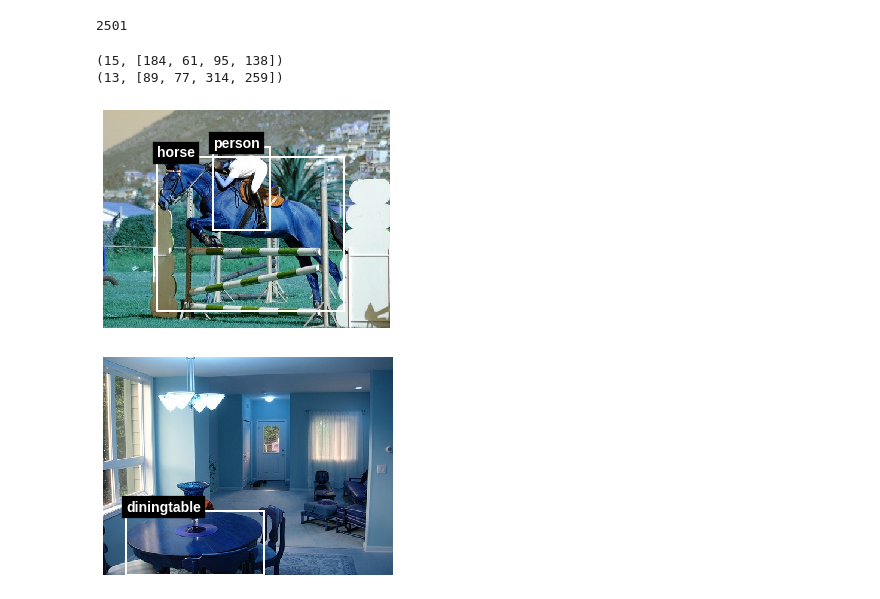
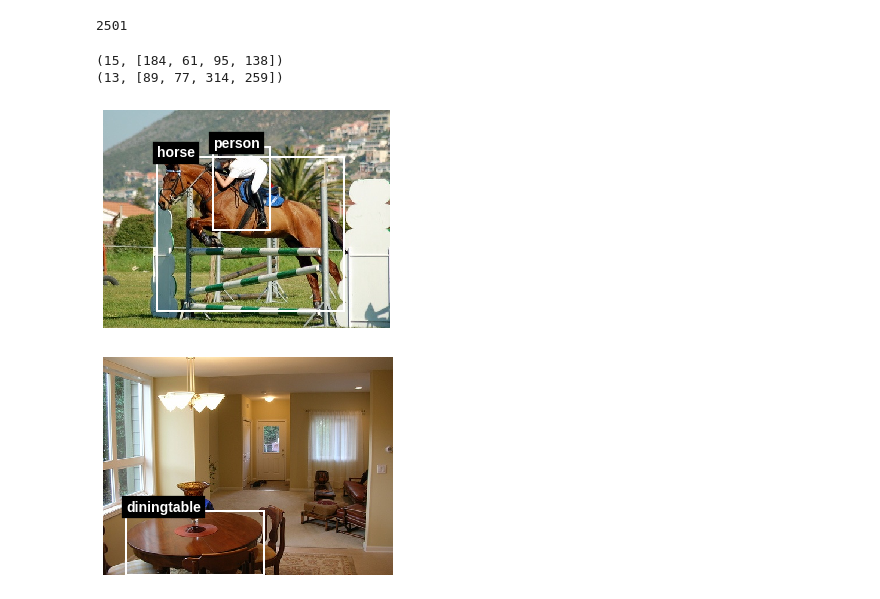
Before and after one commit to qmaruf/fastai, a Jupyter notebook: fast_ai_largest_object_classifier.ipynb, the cells around one changed output. Saved outputs shown, nothing was run; the diff lists cells and outputs as text; code cells hidden in the pictures.

```diff
--- a/fast_ai_largest_object_classifier.ipynb
+++ b/fast_ai_largest_object_classifier.ipynb
@@ -114,9 +117,31 @@ def draw_bbox(ax, bbox):
 
 def add_text(ax, bb, txt):
     text = ax.text(bb[0], bb[1], txt, fontsize=14, color='white', weight='bold', backgroundcolor='black')
+
+def read_image(path):
+    image = cv2.imread(path)
+    image = cv2.cvtColor(image, cv2.COLOR_BGR2RGB)
+    return image
+
+from sklearn.preprocessing import LabelEncoder
+
+class CategoryUtil:
+    def __init__(self, labels):
+        self.labels = np.unique(labels)
+        self.encode_dict = dict()
+        self.decode_dict = dict()
+        for id, label in enumerate(self.labels):
+            self.encode_dict[label] = id
+            self.decode_dict[id] = label
+
+    def encode(self, label):
+        return self.encode_dict[label]
+
+    def decode(self, id):
+        return self.decode_dict[id]
 # %%
 image_id = 17
-image = cv2.imread(str(image_id_to_filename[image_id]))
+image = read_image(str(image_id_to_filename[image_id]))
 ax = draw_image(image)
 for bbox in annotation_dict[image_id]:
     print (bbox)
@@ -125,7 +150,7 @@ for bbox in annotation_dict[image_id]:
 # %% [output]
 (15, [184, 61, 95, 138])
 (13, [89, 77, 314, 259])
-[figure, old version]
+[figure, new version]
 # %%
 annotation_dict_large = dict()
 for image_id in annotation_dict:
@@ -134,12 +159,12 @@ for image_id in annotation_dict:
     annotation_dict_large[image_id]=lrg_bb
 # %%
 image_id = 235
-image = cv2.imread(str(image_id_to_filename[image_id]))
+image = read_image(str(image_id_to_filename[image_id]))
 ax = draw_image(image)
 draw_bbox(ax, annotation_dict_large[image_id][1])
 add_text(ax, annotation_dict_large[image_id][1], image_id_to_category[annotation_dict_large[image_id][0]])
 # %% [output]
-[figure, old version]
+[figure, new version]
 # %%
 df = pd.DataFrame(
 {
```
Also changed, not shown: parts of 26 cells of this notebook.
